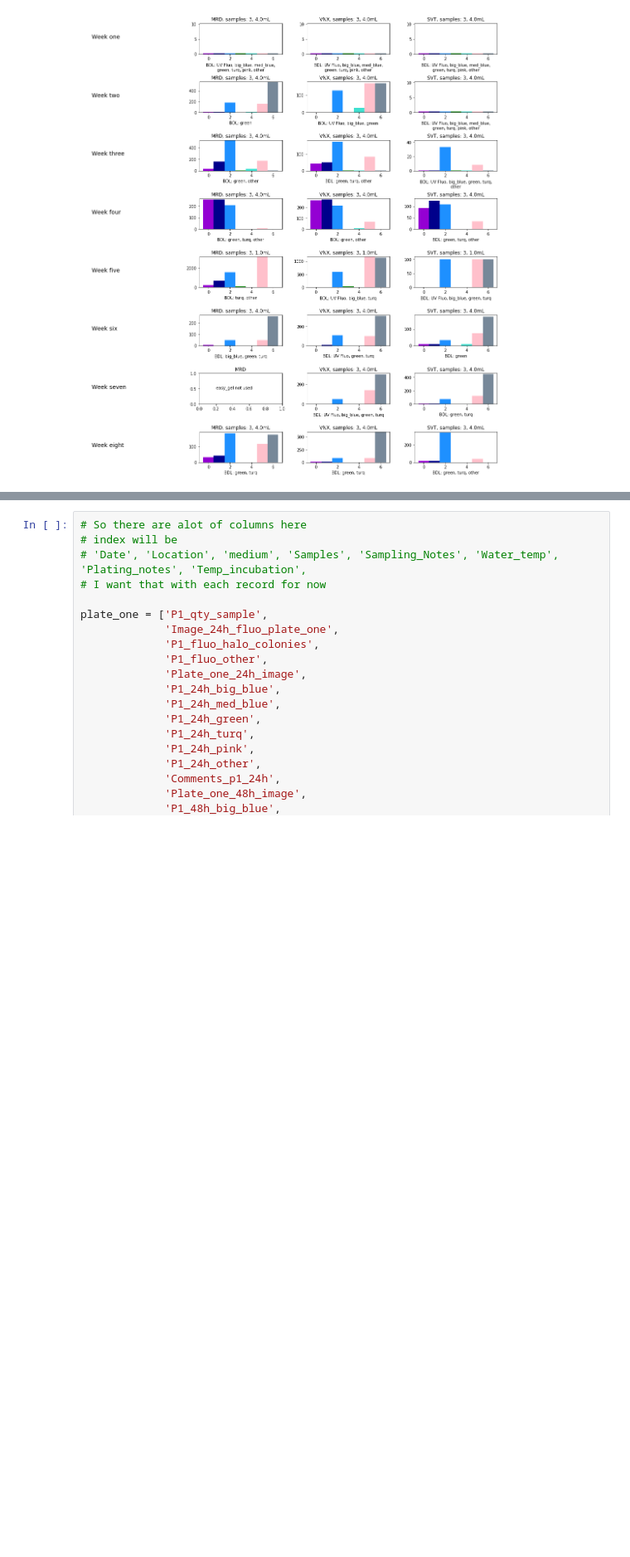
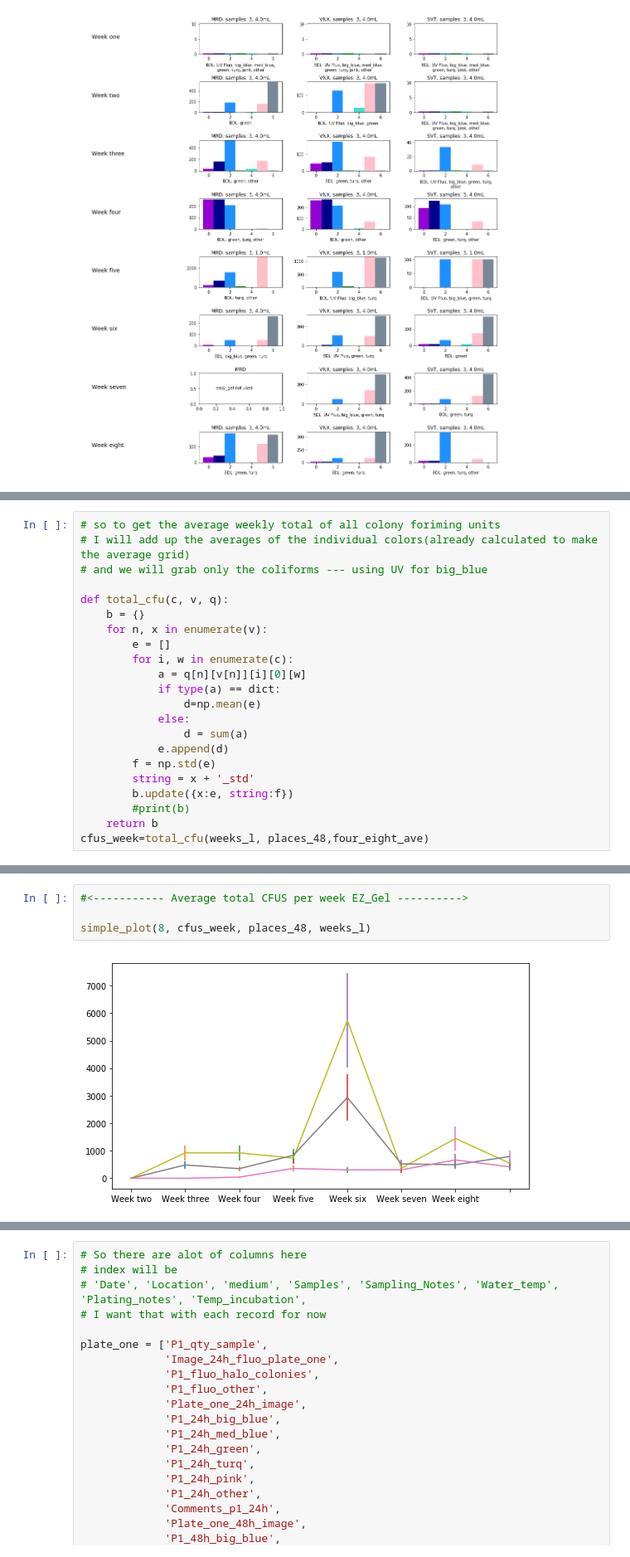
Before and after one commit to GaryHDA/module_one, a Jupyter notebook: micro/results_grid_final_version.ipynb, the cells around one changed output, grey strips where cells are left out. Shown at 83% size. Cells and saved outputs as stored; diff of their text form; blank space fills up the shorter version.

```diff
--- a/micro/results_grid_final_version.ipynb
+++ b/micro/results_grid_final_version.ipynb
@@ -489,0 +491,22 @@ plot_ez_totals(four_eight_ave)
+# %%
+# so to get the average weekly total of all colony foriming units
+# I will add up the averages of the individual colors(already calculated to make the average grid)
+# and we will grab only the coliforms --- using UV for big_blue
+
+def total_cfu(c, v, q):
+    b = {}
+    for n, x in enumerate(v):
+        e = []
+        for i, w in enumerate(c):
+            a = q[n][v[n]][i][0][w]
+            if type(a) == dict:
+                d=np.mean(e)
+            else:
+                d = sum(a)
+            e.append(d)
+        f = np.std(e)
+        string = x + '_std'
+        b.update({x:e, string:f})
+        #print(b)
+    return b
+cfus_week=total_cfu(weeks_l, places_48,four_eight_ave)
@@ -490 +567,7 @@ plot_ez_totals(four_eight_ave)
+# %%
+#<----------- Average total CFUS per week EZ_Gel ---------->
+
+simple_plot(8, cfus_week, places_48, weeks_l)
+# %% [output]
+[figure, added]
 # %% [markdown]
```
Also changed, not shown: parts of 11 cells of this notebook, 3 other files.
